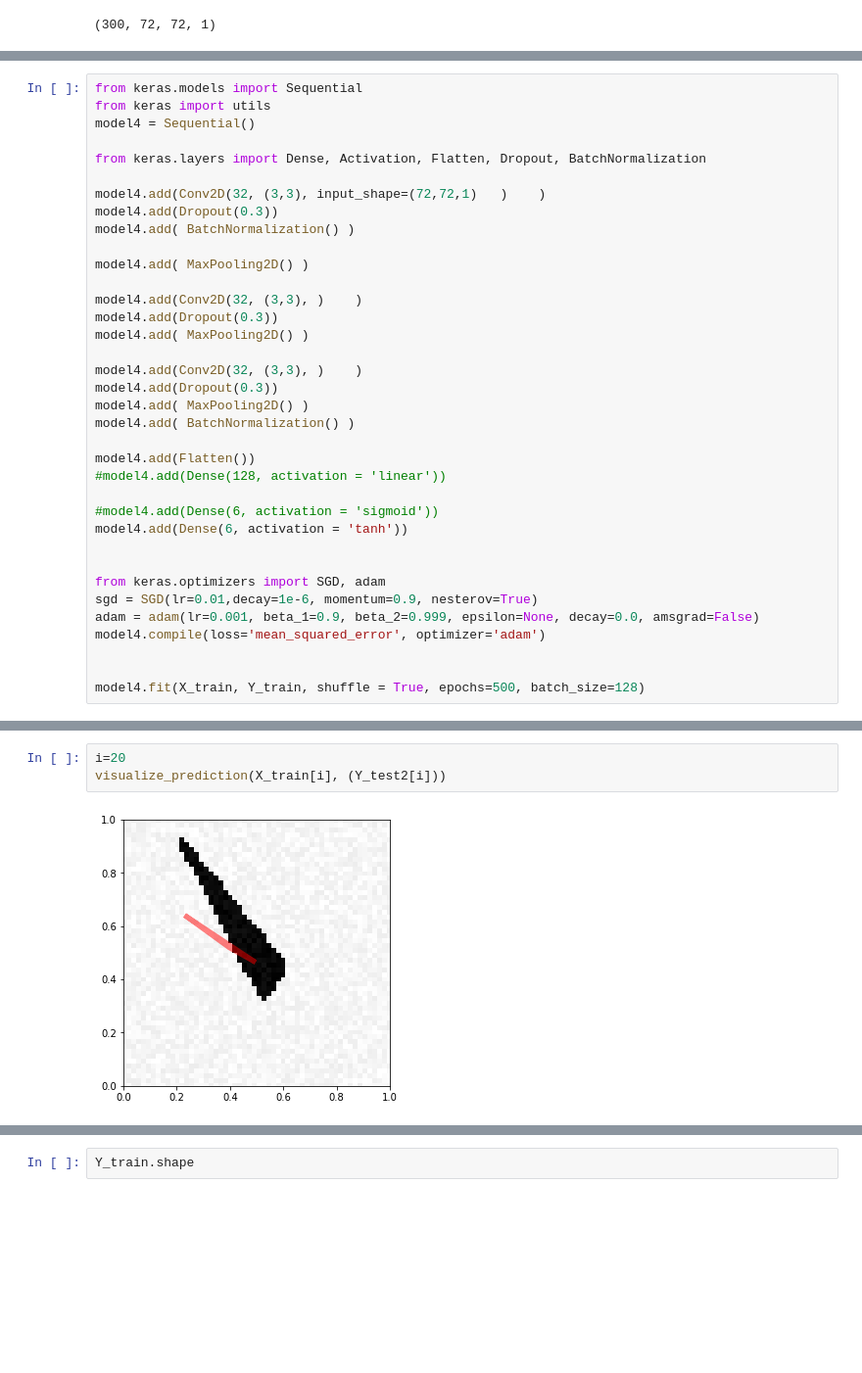
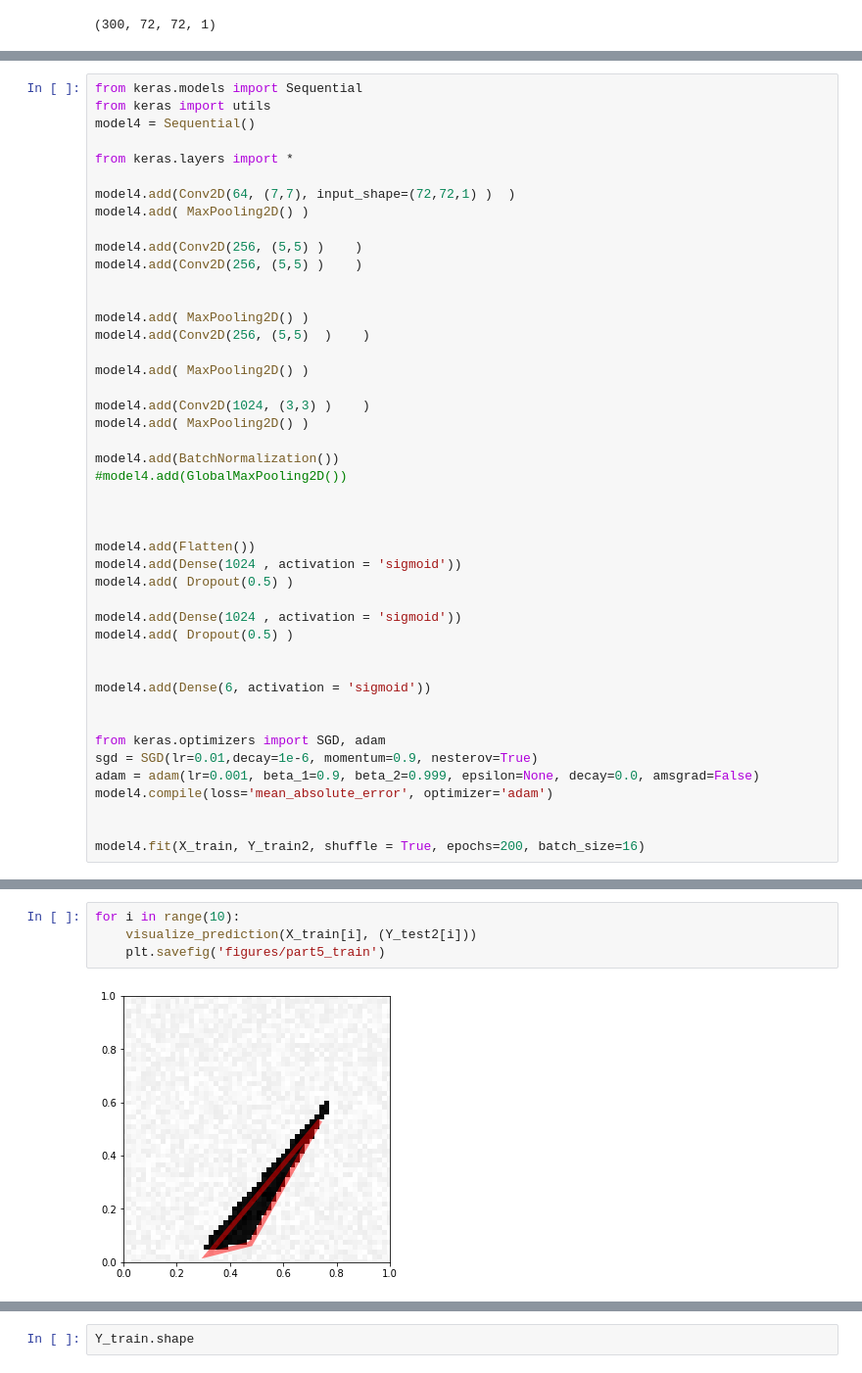
Before and after one commit to ALavault/DL, a Jupyter notebook: MP1/MP1.ipynb, the cells around one changed output, grey strips where cells are left out. Shown at 98% size. Cells and saved outputs as stored; diff of their text form; blank space fills up the shorter version.

Commit message:
new figures and more lines in report

```diff
--- a/MP1/MP1.ipynb
+++ b/MP1/MP1.ipynb
@@ -696,35 +741,44 @@ from keras.models import Sequential
 from keras import utils
 model4 = Sequential()
 
-from keras.layers import Dense, Activation, Flatten, Dropout, BatchNormalization
+from keras.layers import *
 
-model4.add(Conv2D(32, (3,3), input_shape=(72,72,1)   )    )
-model4.add(Dropout(0.3))
-model4.add( BatchNormalization() )
+model4.add(Conv2D(64, (7,7), input_shape=(72,72,1) )  )
+model4.add( MaxPooling2D() )
+
+model4.add(Conv2D(256, (5,5) )    )
+model4.add(Conv2D(256, (5,5) )    )
+
+
+model4.add( MaxPooling2D() )
+model4.add(Conv2D(256, (5,5)  )    )
 
 model4.add( MaxPooling2D() )
 
-model4.add(Conv2D(32, (3,3), )    )
-model4.add(Dropout(0.3))
+model4.add(Conv2D(1024, (3,3) )    )
 model4.add( MaxPooling2D() )
 
-model4.add(Conv2D(32, (3,3), )    )
-model4.add(Dropout(0.3))
-model4.add( MaxPooling2D() )
-model4.add( BatchNormalization() )
+model4.add(BatchNormalization())
+#model4.add(GlobalMaxPooling2D())
+
+
 
 model4.add(Flatten())
-#model4.add(Dense(128, activation = 'linear'))
+model4.add(Dense(1024 , activation = 'sigmoid'))
+model4.add( Dropout(0.5) )
 
-#model4.add(Dense(6, activation = 'sigmoid'))
-model4.add(Dense(6, activation = 'tanh'))
+model4.add(Dense(1024 , activation = 'sigmoid'))
+model4.add( Dropout(0.5) )
+
+
+model4.add(Dense(6, activation = 'sigmoid'))
 
 
 from keras.optimizers import SGD, adam
 sgd = SGD(lr=0.01,decay=1e-6, momentum=0.9, nesterov=True)
 adam = adam(lr=0.001, beta_1=0.9, beta_2=0.999, epsilon=None, decay=0.0, amsgrad=False)
-model4.compile(loss='mean_squared_error', optimizer='adam')
+model4.compile(loss='mean_absolute_error', optimizer='adam')
 
 
-model4.fit(X_train, Y_train, shuffle = True, epochs=500, batch_size=128)
+model4.fit(X_train, Y_train2, shuffle = True, epochs=200, batch_size=16)
 # %% [output]
@@ -793,5 +854,6 @@ Y_test2 = model4.predict(X_train)
 # %%
-i=20
-visualize_prediction(X_train[i], (Y_test2[i]))
+for i in range(10):
+    visualize_prediction(X_train[i], (Y_test2[i]))
+    plt.savefig('figures/part5_train')
 # %% [output]
-[figure, old version]
+[figure, new version]
```
Also changed, not shown: parts of 47 cells of this notebook, 12 other files.
